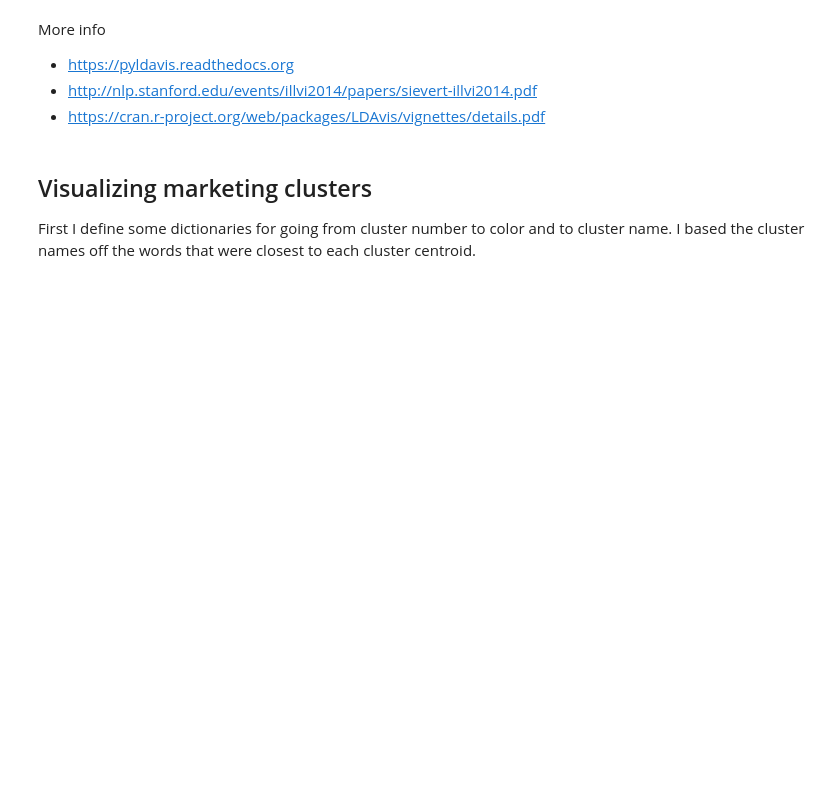
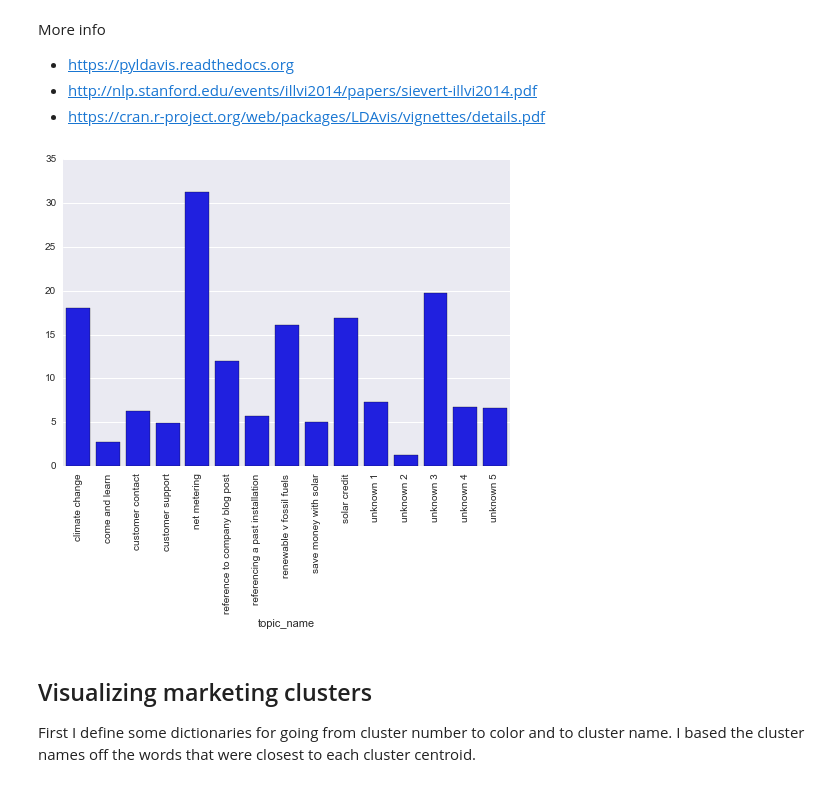
Before and after one commit to matt-stringer/twitter-marketing-analysis, a Jupyter notebook: Solar Marketing Analysis.ipynb, the cells around one changed output. Saved outputs shown, nothing was run; the diff lists cells and outputs as text; code cells hidden in the pictures; blank space fills up the shorter version.

```diff
--- a/Solar Marketing Analysis.ipynb
+++ b/Solar Marketing Analysis.ipynb
@@ -973,7 +1002,18 @@ More info
 - https://cran.r-project.org/web/packages/LDAvis/vignettes/details.pdf
 # %%
 # long_tweets.groupby('topic')['retweet_count'].mean()
-topic_to_mean_retweet = long_tweets.groupby('topic')['retweet_count'].sum() / long_tweets.groupby('topic')['retweet_count'].count()
+topic_to_mean_retweet = long_tweets.groupby('topic_name')['retweet_count'].sum() / long_tweets.groupby('topic_name')['retweet_count'].count()
 
-ax = sns.barplot(x=topic_to_mean_retweet.index, y=topic_to_mean_retweet.values,color="salmon", saturation=.5)
+
+
+ax = sns.barplot(x=topic_to_mean_retweet.index, y=topic_to_mean_retweet.values, color="b")
+
+
+
+for item in ax.get_xticklabels():
+    item.set_rotation(90)
+
+# plt.xticks(rotation=45)
 ax.figure.savefig('avg_retweets_by_topics.png')
+# %% [output]
+[figure, added]
```
Also changed, not shown: parts of 30 cells of this notebook, 1 other file.
